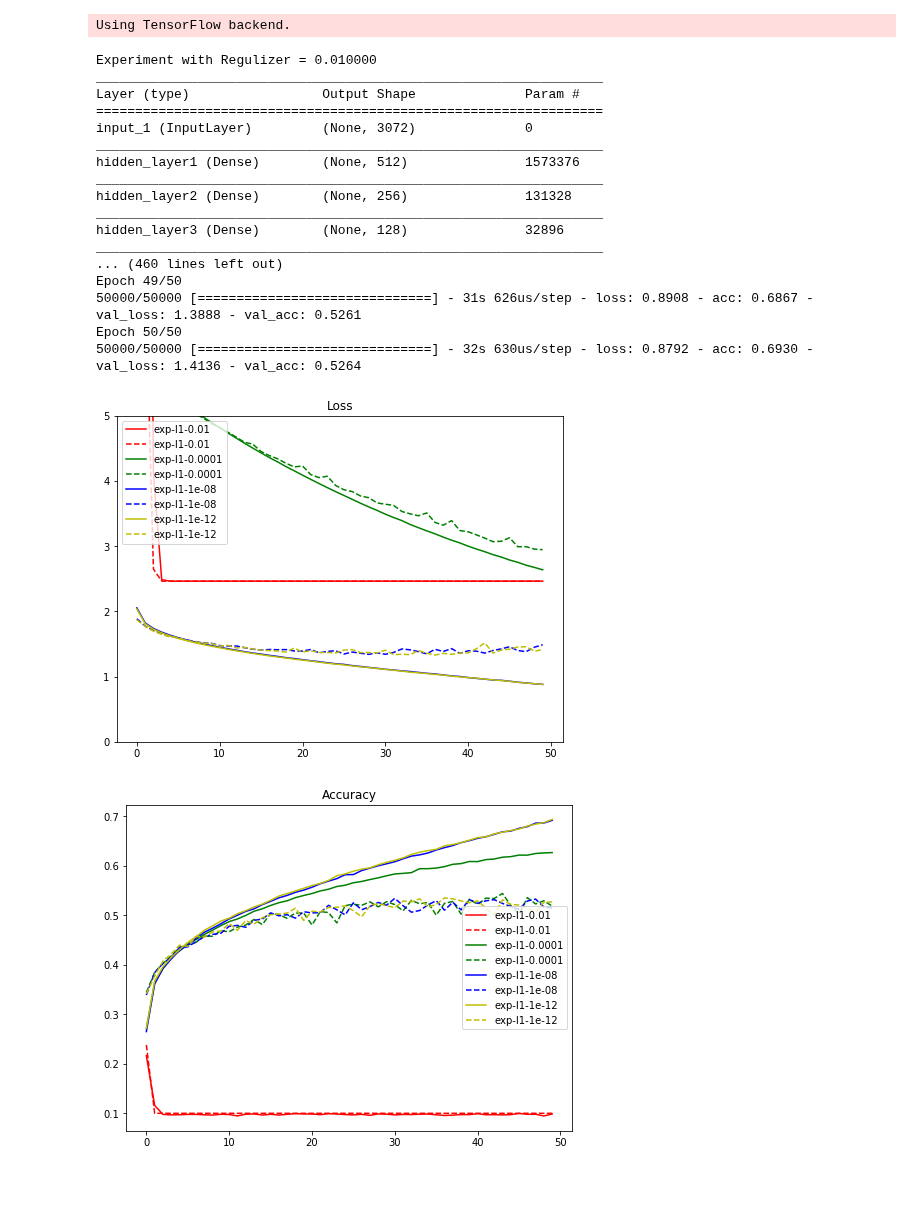
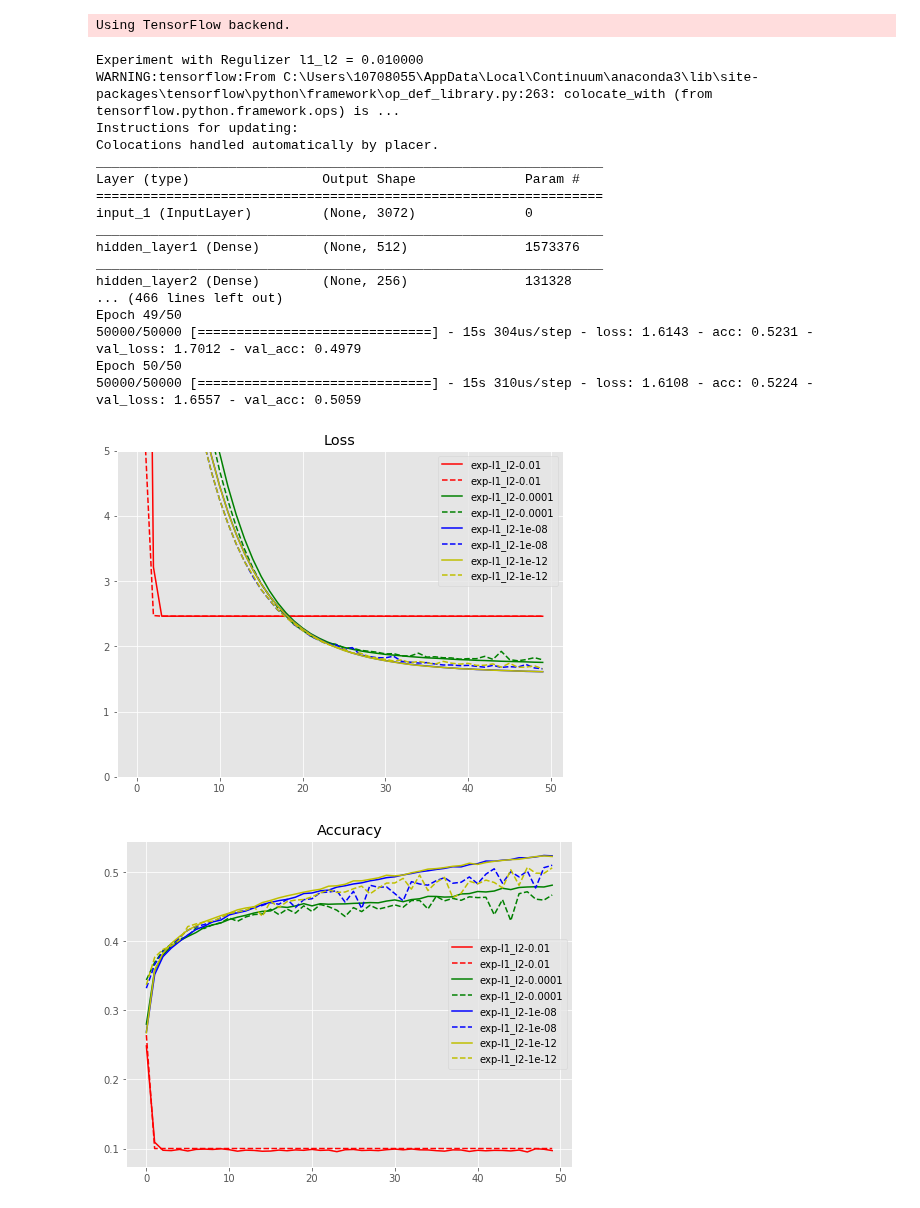
Before and after one commit to ChenLily0928/ML100-Days, a Jupyter notebook: homework/Day_081_HW.ipynb, the cells around one changed output. Cells and saved outputs as stored; diff of their text form; code cells hidden in the pictures.

```diff
--- a/homework/Day_081_HW.ipynb
+++ b/homework/Day_081_HW.ipynb
@@ -46,12 +46,12 @@ def build_mlp(input_shape, output_units = 10, num_neurons=[512, 256, 128], Regu_
             x = Dense(units = n_units,
                                    activation = "relu",
                                    name = "hidden_layer" + str(i+1),
-                                   kernel_regularizer = l1(Regu_ratio))(input_layer)
+                                   kernel_regularizer = l1_l2(Regu_ratio))(input_layer)
         else:
             x = Dense(units=n_units,
                                    activation="relu",
                                    name="hidden_layer" + str(i+1),
-                                   kernel_regularizer =  l1(Regu_ratio))(x)
+                                   kernel_regularizer =  l1_l2(Regu_ratio))(x)
 
     output = Dense(units = output_units, activation = "softmax", name = "output")(x)
 
@@ -67,9 +66,9 @@ L1_EXP = [1e-2, 1e-4, 1e-8, 1e-12]
 L1_L2_EXP = [1e-2, 1e-4, 1e-8, 1e-12]
 # %%
 results = {}
-for regulizer_ratio in L1_EXP:
+for regulizer_ratio in L1_L2_EXP:
     keras.backend.clear_session() # 把舊的 Graph 清掉
-    print("Experiment with Regulizer = %.6f" % (regulizer_ratio))
+    print("Experiment with Regulizer l1_l2 = %.6f" % (regulizer_ratio))
     model = build_mlp(input_shape = x_train.shape[1:], Regu_ratio = regulizer_ratio)
     model.summary()
     optimizer = optimizers.SGD(lr = LEARNING_RATE, nesterov = True, momentum = MOMENTUM)
@@ -87,13 +86,16 @@ for regulizer_ratio in L1_EXP:
     train_acc = model.history.history["acc"]
     valid_acc = model.history.history["val_acc"]
 
-    exp_name_tag = "exp-l1-%s" % str(regulizer_ratio)
+    exp_name_tag = "exp-l1_l2-%s" % str(regulizer_ratio)
     results[exp_name_tag] = {'train-loss': train_loss,
                              'valid-loss': valid_loss,
                              'train-acc': train_acc,
                              'valid-acc': valid_acc}
 # %% [output]
-Experiment with Regulizer = 0.010000
+Experiment with Regulizer l1_l2 = 0.010000
+WARNING:tensorflow:From C:\Users\10708055\AppData\Local\Continuum\anaconda3\lib\site-packages\tensorflow\python\framework\op_def_library.py:263: colocate_with (from tensorflow.python.framework.ops) is ...
+Instructions for updating:
+Colocations handled automatically by placer.
 _________________________________________________________________
 Layer (type)                 Output Shape              Param #
 =================================================================
@@ -102,35 +104,33 @@ _________________________________________________________________
 hidden_layer1 (Dense)        (None, 512)               1573376
 _________________________________________________________________
 hidden_layer2 (Dense)        (None, 256)               131328
-_________________________________________________________________
-hidden_layer3 (Dense)        (None, 128)               32896
-_________________________________________________________________
-... (460 lines left out)
+... (466 lines left out)
 Epoch 49/50
-50000/50000 [==============================] - 31s 626us/step - loss: 0.8908 - acc: 0.6867 - val_loss: 1.3888 - val_acc: 0.5261
+50000/50000 [==============================] - 15s 304us/step - loss: 1.6143 - acc: 0.5231 - val_loss: 1.7012 - val_acc: 0.4979
 Epoch 50/50
-50000/50000 [==============================] - 32s 630us/step - loss: 0.8792 - acc: 0.6930 - val_loss: 1.4136 - val_acc: 0.5264
+50000/50000 [==============================] - 15s 310us/step - loss: 1.6108 - acc: 0.5224 - val_loss: 1.6557 - val_acc: 0.5059
 # %%
 import matplotlib.pyplot as plt
+plt.style.use("ggplot")
 %matplotlib inline
 color_bar = ["r", "g", "b", "y", "m", "k"]
 
 plt.figure(figsize=(8,6))
 for i, cond in enumerate(results.keys()):
     plt.plot(range(len(results[cond]['train-loss'])),results[cond]['train-loss'], '-', label=cond, color=color_bar[i])
     plt.plot(range(len(results[cond]['valid-loss'])),results[cond]['valid-loss'], '--', label=cond, color=color_bar[i])
 plt.title("Loss")
 plt.ylim([0, 5])
 plt.legend()
 plt.show()
 
 plt.figure(figsize=(8,6))
 for i, cond in enumerate(results.keys()):
     plt.plot(range(len(results[cond]['train-acc'])),results[cond]['train-acc'], '-', label=cond, color=color_bar[i])
     plt.plot(range(len(results[cond]['valid-acc'])),results[cond]['valid-acc'], '--', label=cond, color=color_bar[i])
 plt.title("Accuracy")
 plt.legend()
 plt.show()
 # %% [output]
-[figure, old version]
+[figure, new version]
-[figure, old version]
+[figure, new version]
```
Also changed, not shown: parts of 4 cells of this notebook.
